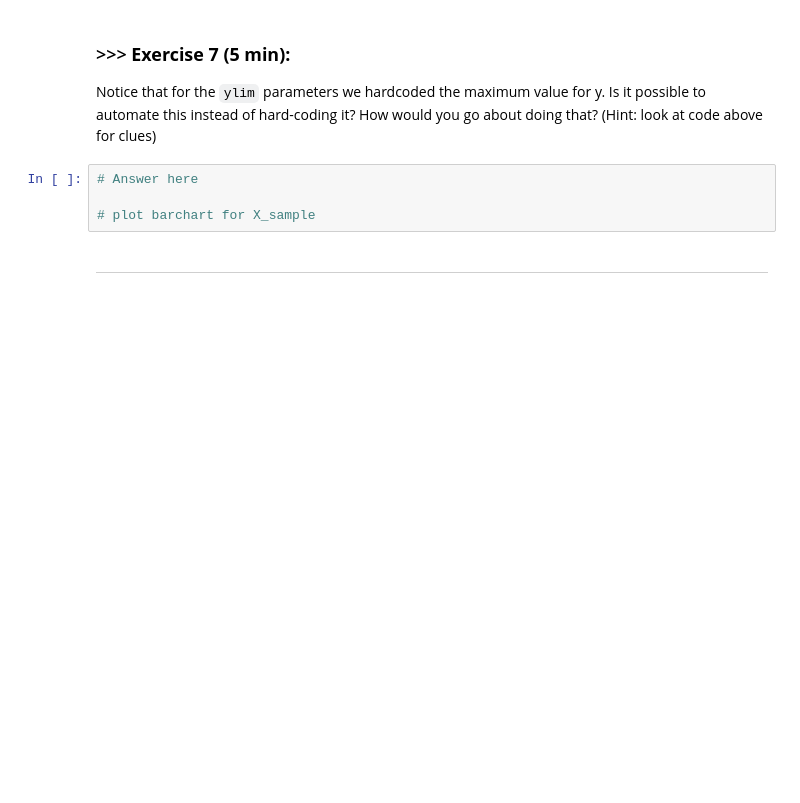
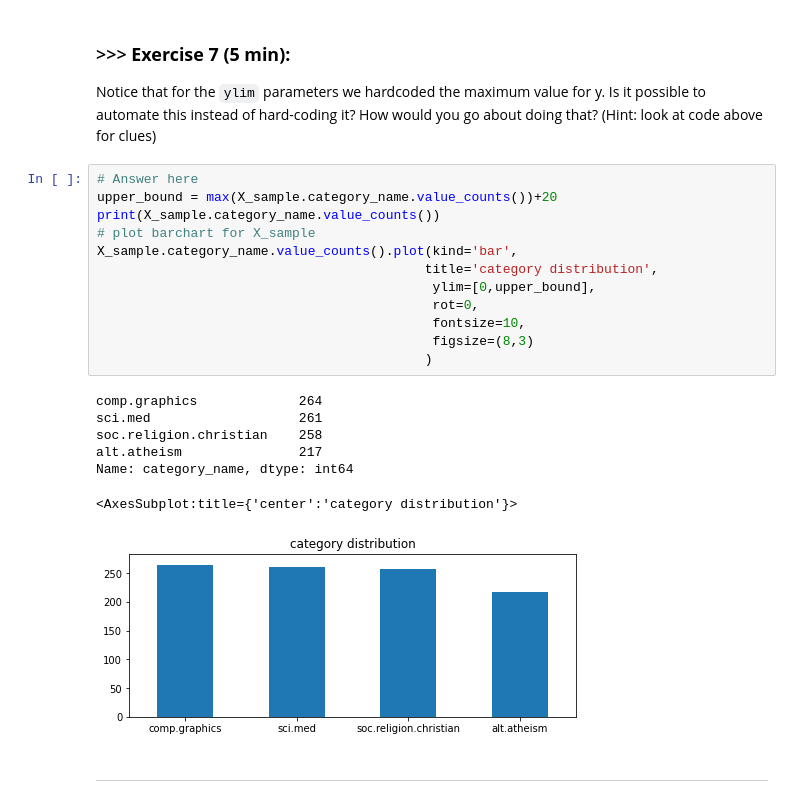
Before and after one commit to wudishidove/DM2020-Lab1-Master, a Jupyter notebook: DM2020-Lab1-Master.ipynb, the cells around one changed output. Cells and saved outputs as stored; diff of their text form; blank space fills up the shorter version.

```diff
--- a/DM2020-Lab1-Master.ipynb
+++ b/DM2020-Lab1-Master.ipynb
@@ -658,10 +745,26 @@
 # %% [markdown]
 ### >>> **Exercise 7 (5 min):**
 Notice that for the `ylim` parameters we hardcoded the maximum value for y. Is it possible to automate this instead of hard-coding it? How would you go about doing that? (Hint: look at code above for clues)
-# %%
-# Answer here
-
-# plot barchart for X_sample
+# %%
+# Answer here
+upper_bound = max(X_sample.category_name.value_counts())+20
+print(X_sample.category_name.value_counts())
+# plot barchart for X_sample
+X_sample.category_name.value_counts().plot(kind='bar',
+                                          title='category distribution',
+                                           ylim=[0,upper_bound],
+                                           rot=0,
+                                           fontsize=10,
+                                           figsize=(8,3)
+                                          )
+# %% [output]
+comp.graphics             264
+sci.med                   261
+soc.religion.christian    258
+alt.atheism               217
+Name: category_name, dtype: int64
+<AxesSubplot:title={'center':'category distribution'}>
+[figure, added]
 # %% [markdown]
 ---
 # %% [markdown]
```
Also changed, not shown: parts of 25 cells of this notebook.
